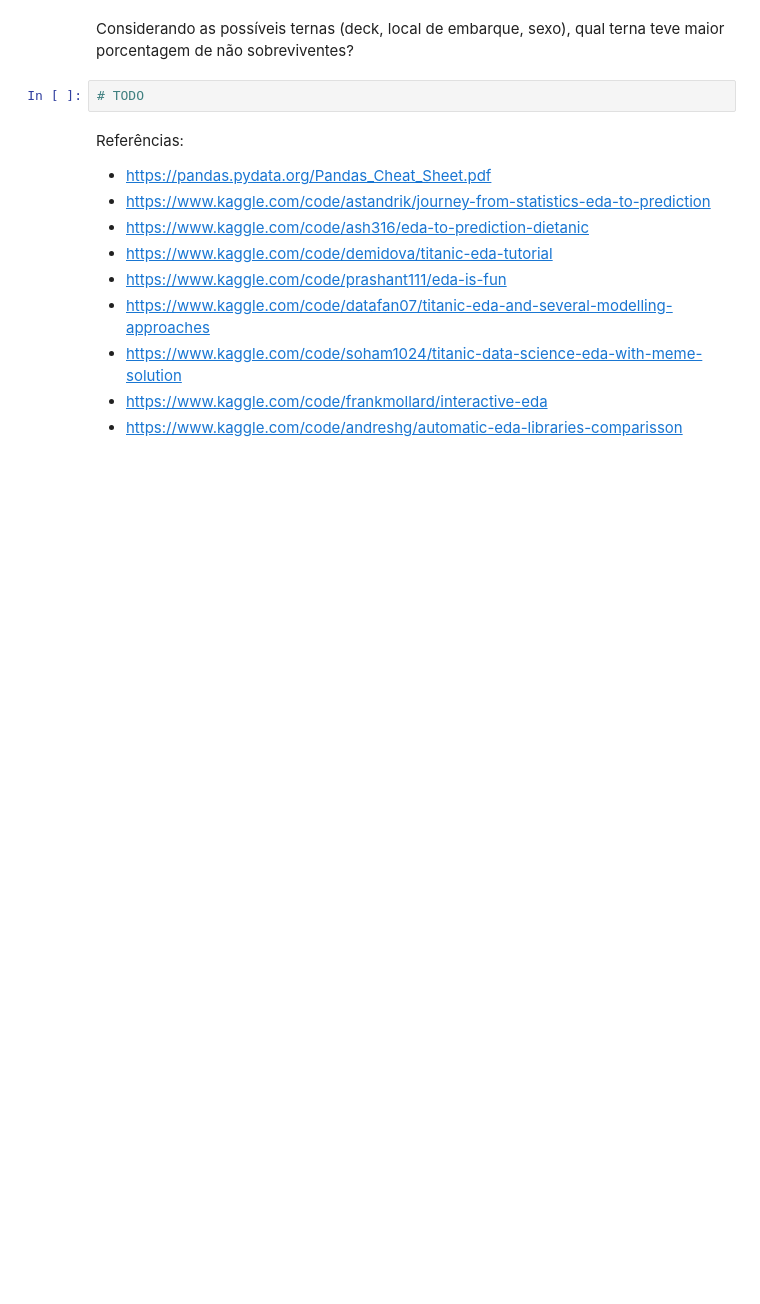
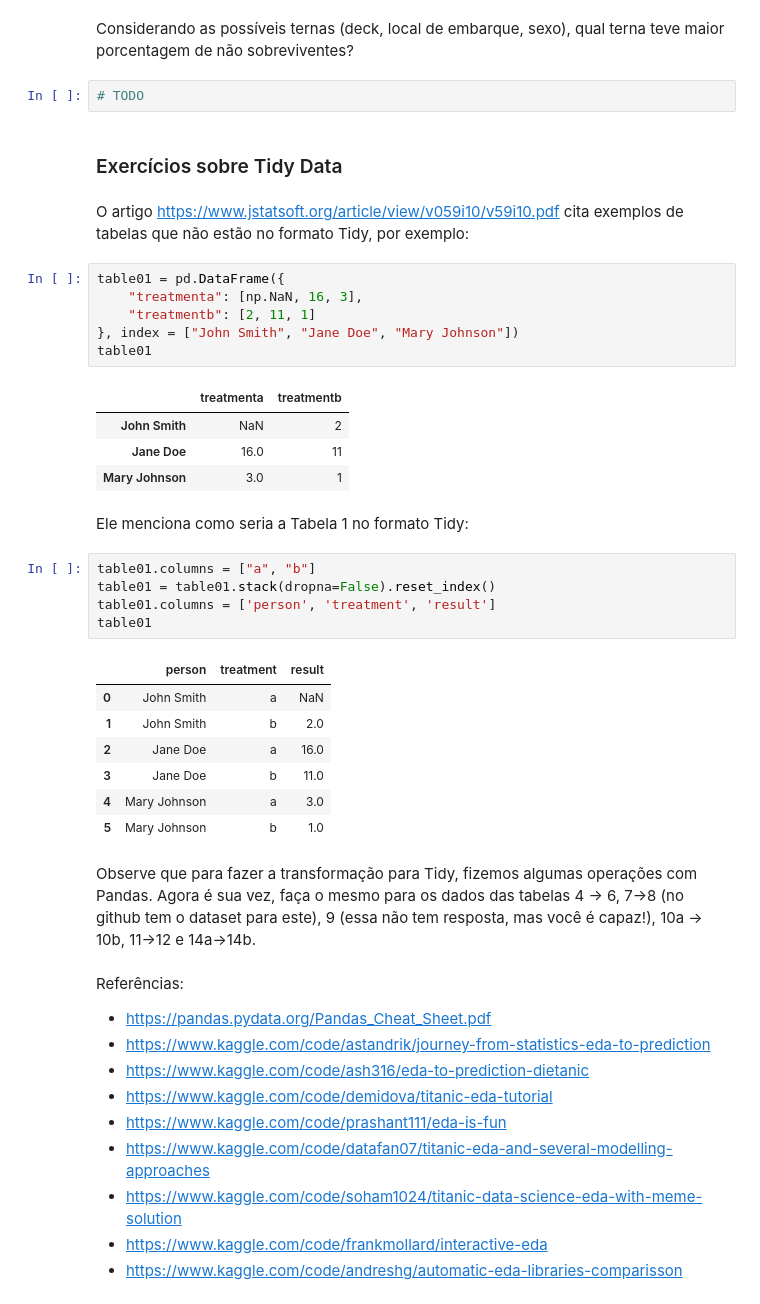
Before and after one commit to leandrocl2005/Curso-basico-de-Python-para-cientistas-de-dados, a Jupyter notebook: aulas/cd_aula_3.ipynb, the cells around one changed output. Drawn from its saved outputs; the diff is of its cells as text; blank space fills up the shorter version.

```diff
--- a/aulas/cd_aula_3.ipynb
+++ b/aulas/cd_aula_3.ipynb
@@ -508,6 +569,38 @@ Qual a idade mediana entre os homens da primeira classe que sobreviveram? Qual a
 Considerando as possíveis ternas (deck, local de embarque, sexo), qual terna teve maior porcentagem de não sobreviventes?
 # %%
 # TODO
+# %% [markdown]
+### Exercícios sobre Tidy Data
+# %% [markdown]
+O artigo https://www.jstatsoft.org/article/view/v059i10/v59i10.pdf cita exemplos de tabelas que não estão no formato Tidy, por exemplo:
+# %%
+table01 = pd.DataFrame({
+    "treatmenta": [np.NaN, 16, 3],
+    "treatmentb": [2, 11, 1]
+}, index = ["John Smith", "Jane Doe", "Mary Johnson"])
+table01
+# %% [output]
+|  | treatmenta | treatmentb |
+| John Smith | NaN | 2 |
+| Jane Doe | 16.0 | 11 |
+| Mary Johnson | 3.0 | 1 |
+# %% [markdown]
+Ele menciona como seria a Tabela 1 no formato Tidy:
+# %%
+table01.columns = ["a", "b"]
+table01 = table01.stack(dropna=False).reset_index()
+table01.columns = ['person', 'treatment', 'result']
+table01
+# %% [output]
+|  | person | treatment | result |
+| 0 | John Smith | a | NaN |
+| 1 | John Smith | b | 2.0 |
+| 2 | Jane Doe | a | 16.0 |
+| 3 | Jane Doe | b | 11.0 |
+| 4 | Mary Johnson | a | 3.0 |
+| 5 | Mary Johnson | b | 1.0 |
+# %% [markdown]
+Observe que para fazer a transformação para Tidy, fizemos algumas operações com Pandas. Agora é sua vez, faça o mesmo para os dados das tabelas 4 -> 6, 7->8 (no github tem o dataset para este), 9 (essa não tem resposta, mas você é capaz!), 10a -> 10b, 11->12 e 14a->14b.
 # %% [markdown]
 Referências:
 - https://pandas.pydata.org/Pandas_Cheat_Sheet.pdf
```
Also changed, not shown: parts of 13 cells of this notebook, 20 other files.
